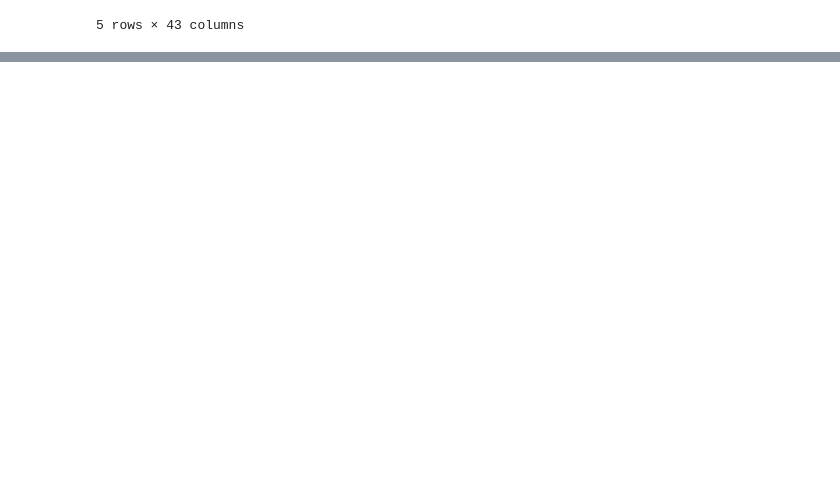
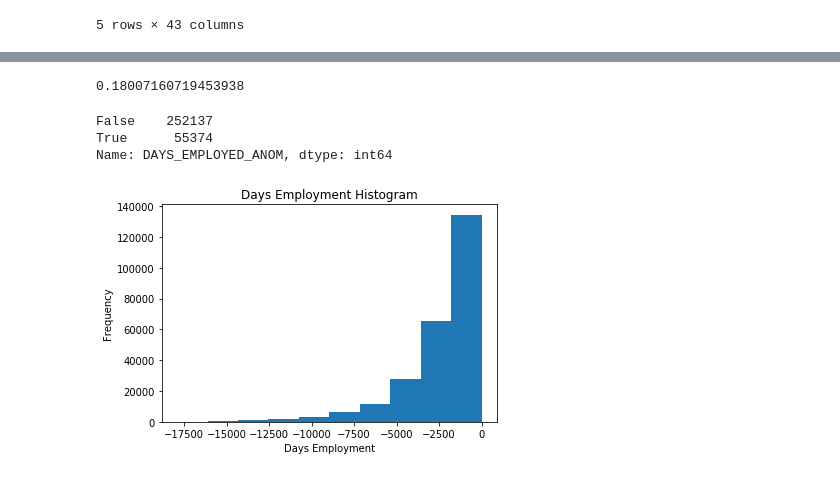
Before and after one commit to ChiehYuu/python_practice, a Jupyter notebook: ML100_practice/EDA.ipynb, the cells around one changed output, grey strips where cells are left out. Drawn from its saved outputs; the diff is of its cells as text; code cells hidden in the pictures; blank space fills up the shorter version.

```diff
--- a/ML100_practice/EDA.ipynb
+++ b/ML100_practice/EDA.ipynb
@@ -516,0 +521,4 @@ df[object_features].head()
+# %%
+file = os.path.join(path,'application_train.csv')
+app_train = pd.read_csv(file)
+app_train.head()
@@ -516,0 +585,20 @@ df[object_features].head()
+# %%
+# Outlier佔整個資料百分之十八
+sum(app_train['DAYS_EMPLOYED'] == 365243)/len(app_train)
+# %% [output]
+0.18007160719453938
+# %%
+# 新增一個欄位: DAYS_EMPLOYED_ANOM 來標記 DAYS_EMPLOYED 是否異常
+app_train['DAYS_EMPLOYED_ANOM'] = app_train["DAYS_EMPLOYED"] == 365243
+print(app_train['DAYS_EMPLOYED_ANOM'].value_counts())
+
+# 這邊我們用 nan 將異常值取代
+app_train['DAYS_EMPLOYED'].replace({365243: np.nan}, inplace = True)
+
+app_train['DAYS_EMPLOYED'].plot.hist(title = 'Days Employment Histogram');
+plt.xlabel('Days Employment');
+# %% [output]
+False    252137
+True      55374
+Name: DAYS_EMPLOYED_ANOM, dtype: int64
+[figure, added]
```
Also changed, not shown: parts of 10 cells of this notebook.
